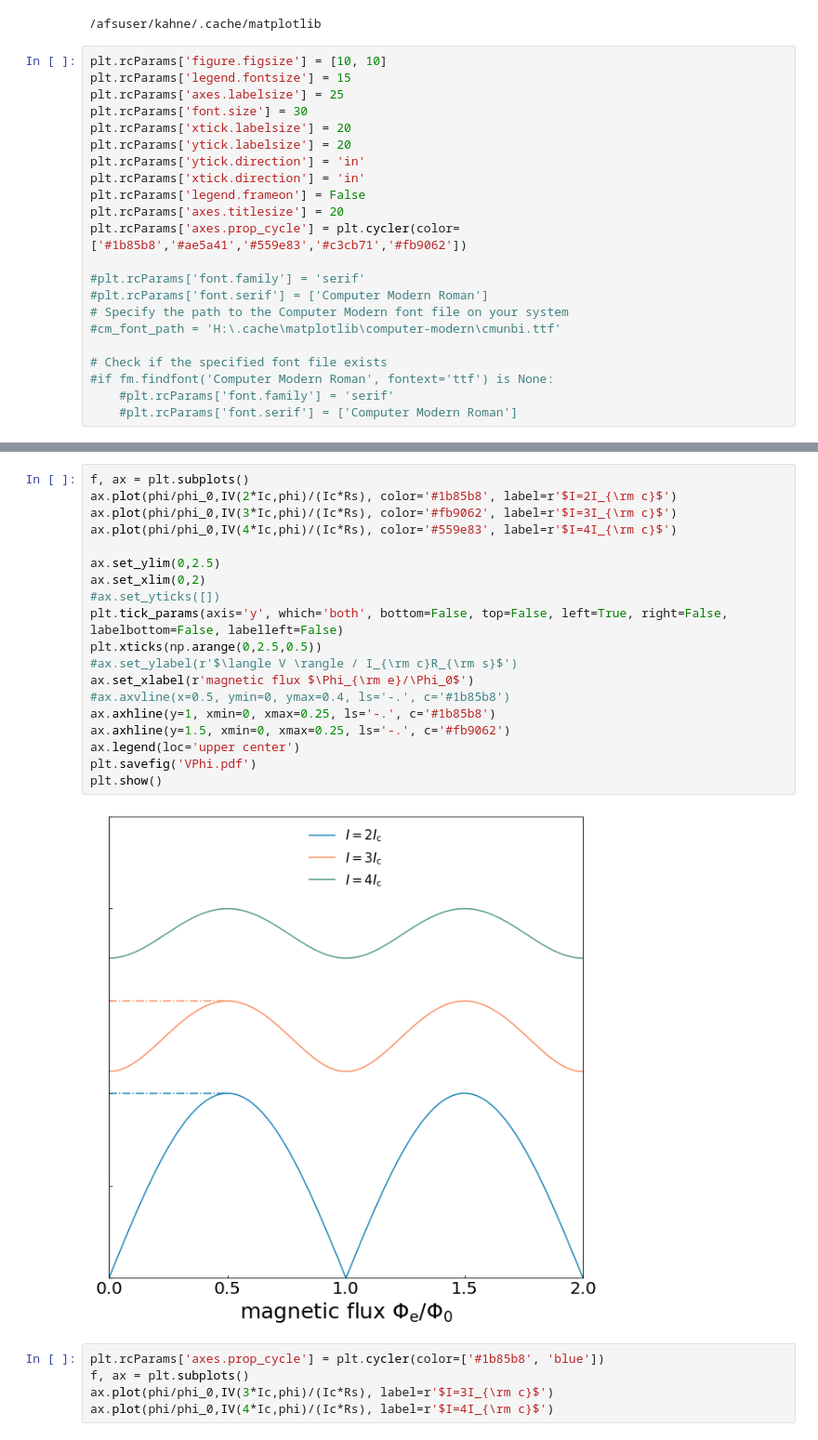
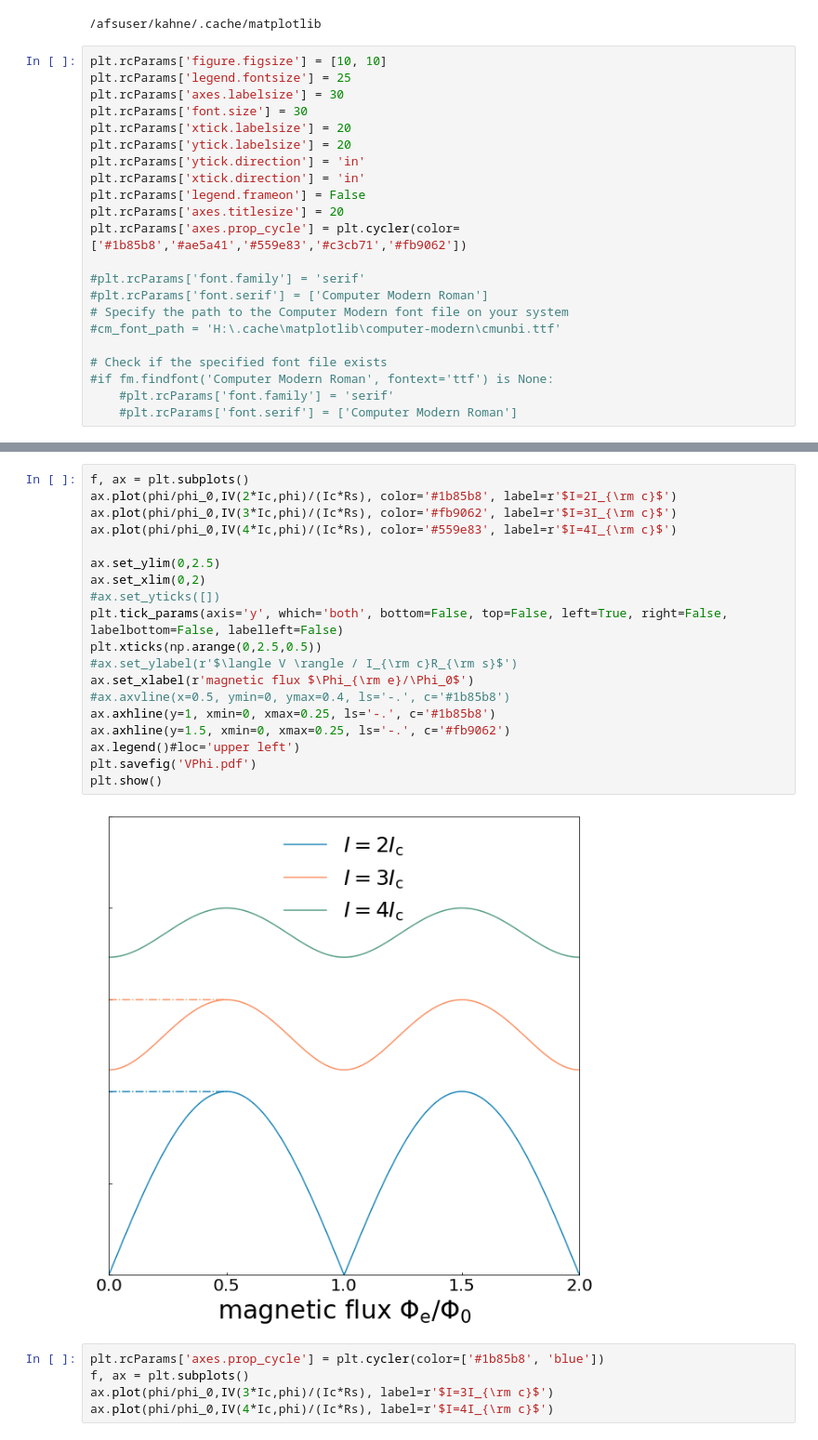
Before and after one commit to nkahne/Master-Thesis, a Jupyter notebook: Figures/literature_plots.ipynb, the cells around one changed output, grey strips where cells are left out. Shown at 93% size. Drawn from its saved outputs; the diff is of its cells as text.

```diff
--- a/Figures/literature_plots.ipynb
+++ b/Figures/literature_plots.ipynb
@@ -12,8 +12,8 @@ import matplotlib.font_manager as fm
 /afsuser/kahne/.cache/matplotlib
 # %%
 plt.rcParams['figure.figsize'] = [10, 10]
-plt.rcParams['legend.fontsize'] = 15
-plt.rcParams['axes.labelsize'] = 25
+plt.rcParams['legend.fontsize'] = 25
+plt.rcParams['axes.labelsize'] = 30
 plt.rcParams['font.size'] = 30
 plt.rcParams['xtick.labelsize'] = 20
 plt.rcParams['ytick.labelsize'] = 20
@@ -156,24 +156,24 @@ plt.show()
 # %%
 f, ax = plt.subplots()
 ax.plot(phi/phi_0,IV(2*Ic,phi)/(Ic*Rs), color='#1b85b8', label=r'$I=2I_{\rm c}$')
 ax.plot(phi/phi_0,IV(3*Ic,phi)/(Ic*Rs), color='#fb9062', label=r'$I=3I_{\rm c}$')
 ax.plot(phi/phi_0,IV(4*Ic,phi)/(Ic*Rs), color='#559e83', label=r'$I=4I_{\rm c}$')
 
 ax.set_ylim(0,2.5)
 ax.set_xlim(0,2)
 #ax.set_yticks([])
 plt.tick_params(axis='y', which='both', bottom=False, top=False, left=True, right=False, labelbottom=False, labelleft=False)
 plt.xticks(np.arange(0,2.5,0.5))
 #ax.set_ylabel(r'$\langle V \rangle / I_{\rm c}R_{\rm s}$')
 ax.set_xlabel(r'magnetic flux $\Phi_{\rm e}/\Phi_0$')
 #ax.axvline(x=0.5, ymin=0, ymax=0.4, ls='-.', c='#1b85b8')
 ax.axhline(y=1, xmin=0, xmax=0.25, ls='-.', c='#1b85b8')
 ax.axhline(y=1.5, xmin=0, xmax=0.25, ls='-.', c='#fb9062')
-ax.legend(loc='upper center')
+ax.legend()#loc='upper left')
 plt.savefig('VPhi.pdf')
 plt.show()
 # %% [output]
-[figure, old version]
+[figure, new version]
 # %%
 plt.rcParams['axes.prop_cycle'] = plt.cycler(color=['#1b85b8', 'blue'])
 f, ax = plt.subplots()
```
Also changed, not shown: parts of 5 cells of this notebook, 38 other files.
